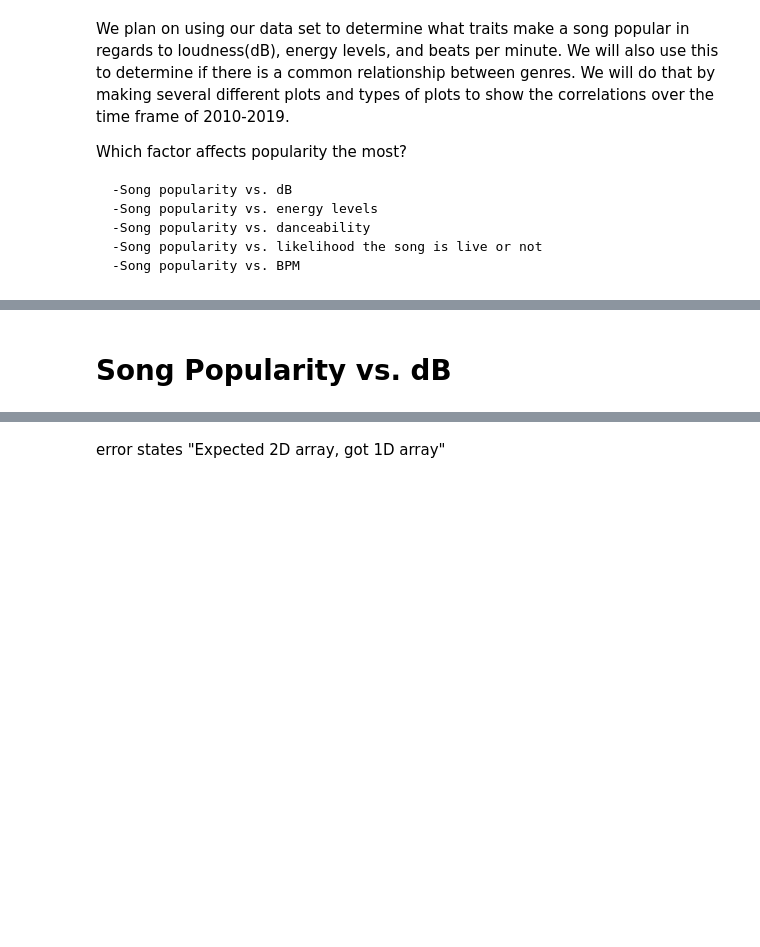
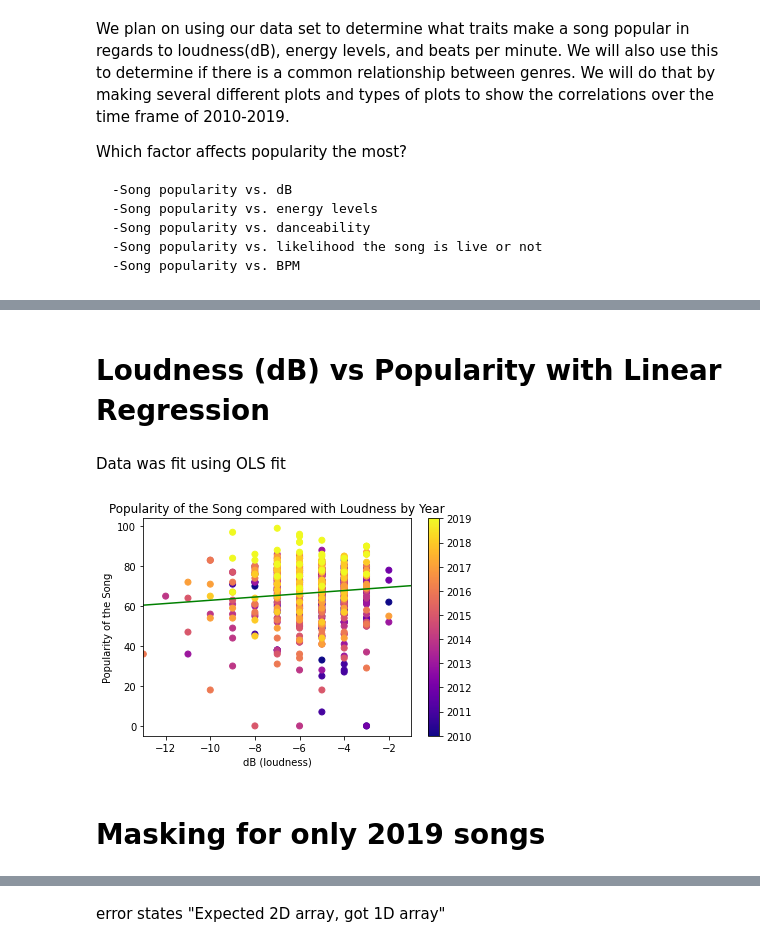
Before and after one commit to bisho121/music_project, a Jupyter notebook: Music_Classification.ipynb, the cells around one changed output, grey strips where cells are left out. Cells and saved outputs as stored; diff of their text form; code cells hidden in the pictures; blank space fills up the shorter version.

```diff
--- a/Music_Classification.ipynb
+++ b/Music_Classification.ipynb
@@ -81,2 +143,30 @@ data.drop(["Unnamed: 0"], axis = 1)
+# %% [markdown]
+# Loudness (dB) vs Popularity with Linear Regression
+# %% [markdown]
+Data was fit using OLS fit
+# %%
+plt.scatter(data["dB"], data["pop"], c=data["year"], cmap="plasma")
+
+plt.colorbar()
+
+plt.xlabel("dB (loudness)")
+plt.ylabel("Popularity of the Song")
+plt.xlim(-13,-1)
+plt.title("Popularity of the Song compared with Loudness by Year")
+
+X = data[["dB"]]
+y = data["pop"]
+X = sm.add_constant(X)
+model = sm.OLS(y, X).fit()
+
+x_min = -13
+x_max = -1
+y_min = model.predict([1, x_min])
+y_max = model.predict([1, x_max])
+plt.plot([x_min, x_max], [y_min, y_max], color="green")
+
+plt.show()
+# %% [output]
+[figure, added]
 # %% [markdown]
-# Song Popularity vs. dB
+# Masking for only 2019 songs
```
Also changed, not shown: parts of 23 cells of this notebook.
